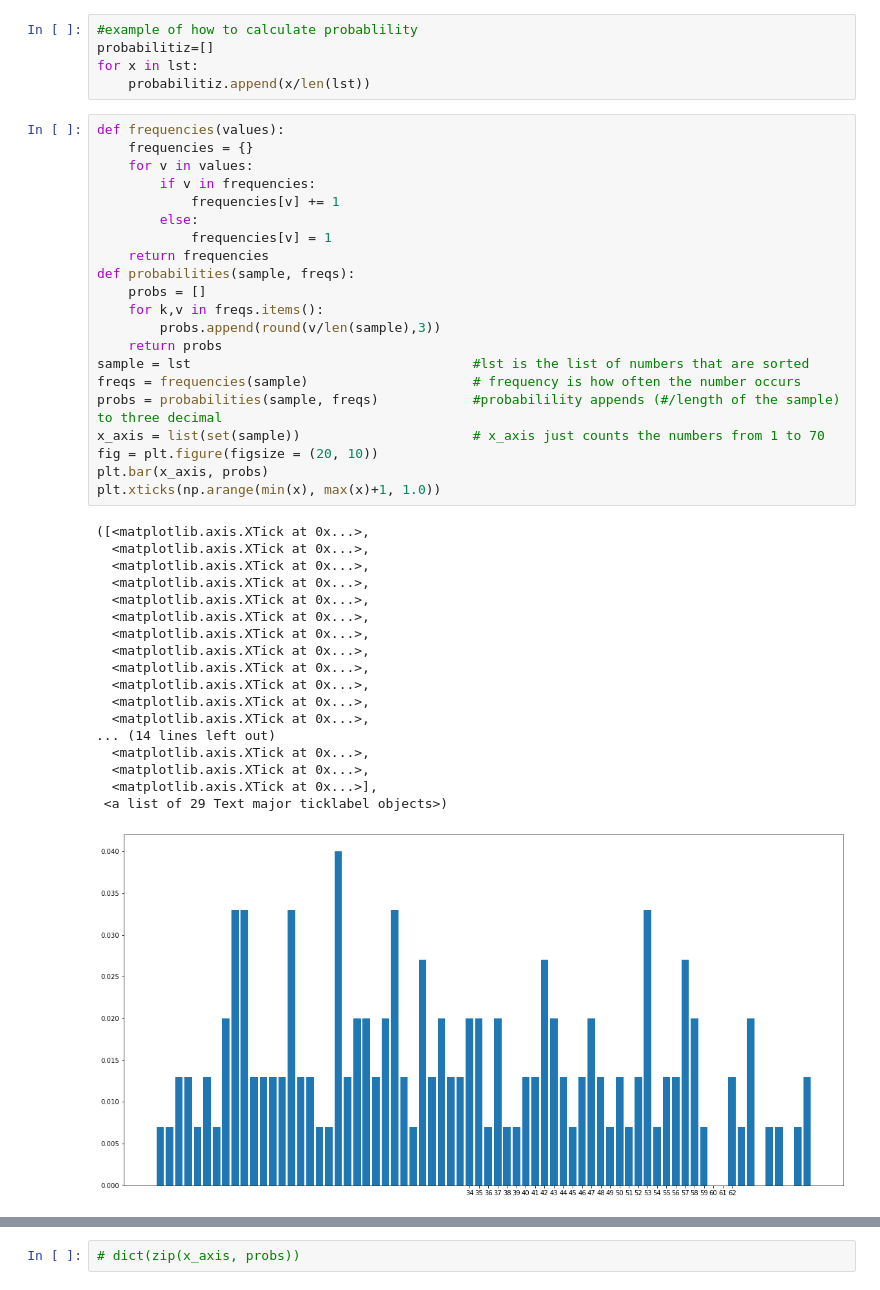
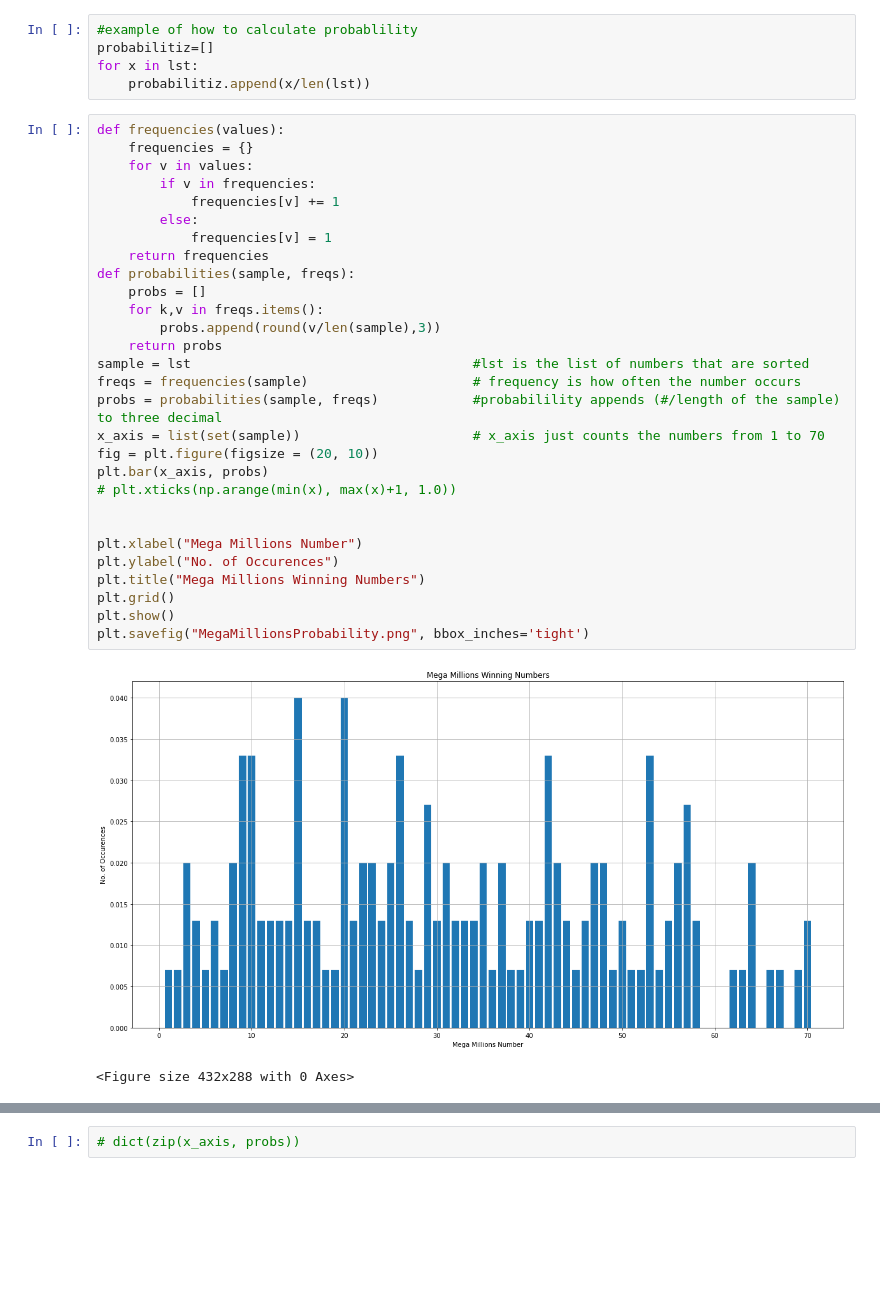
Before and after one commit to Jamals211/Gaming_The_Lottery, a Jupyter notebook: Lottery.ipynb, the cells around one changed output, grey strips where cells are left out. Saved outputs shown, nothing was run; the diff lists cells and outputs as text; blank space fills up the shorter version.

```diff
--- a/Lottery.ipynb
+++ b/Lottery.ipynb
@@ -161,40 +162,32 @@ for x in lst:
 # %%
 def frequencies(values):
     frequencies = {}
     for v in values:
         if v in frequencies:
             frequencies[v] += 1
         else:
             frequencies[v] = 1
     return frequencies
 def probabilities(sample, freqs):
     probs = []
     for k,v in freqs.items():
         probs.append(round(v/len(sample),3))
     return probs
 sample = lst                                    #lst is the list of numbers that are sorted
 freqs = frequencies(sample)                     # frequency is how often the number occurs
 probs = probabilities(sample, freqs)            #probabilility appends (#/length of the sample) to three decimal
 x_axis = list(set(sample))                      # x_axis just counts the numbers from 1 to 70
 fig = plt.figure(figsize = (20, 10))
 plt.bar(x_axis, probs)
-plt.xticks(np.arange(min(x), max(x)+1, 1.0))
+# plt.xticks(np.arange(min(x), max(x)+1, 1.0))
+
+
+plt.xlabel("Mega Millions Number")
+plt.ylabel("No. of Occurences")
+plt.title("Mega Millions Winning Numbers")
+plt.grid()
+plt.show()
+plt.savefig("MegaMillionsProbability.png", bbox_inches='tight')
 # %% [output]
+[figure, new version]
-([<matplotlib.axis.XTick at 0x...>,
-  <matplotlib.axis.XTick at 0x...>,
-  <matplotlib.axis.XTick at 0x...>,
-  <matplotlib.axis.XTick at 0x...>,
-  <matplotlib.axis.XTick at 0x...>,
-  <matplotlib.axis.XTick at 0x...>,
-  <matplotlib.axis.XTick at 0x...>,
-  <matplotlib.axis.XTick at 0x...>,
-  <matplotlib.axis.XTick at 0x...>,
-  <matplotlib.axis.XTick at 0x...>,
-  <matplotlib.axis.XTick at 0x...>,
-  <matplotlib.axis.XTick at 0x...>,
-... (14 lines left out)
-  <matplotlib.axis.XTick at 0x...>,
-  <matplotlib.axis.XTick at 0x...>,
-  <matplotlib.axis.XTick at 0x...>],
- <a list of 29 Text major ticklabel objects>)
+<Figure size 432x288 with 0 Axes>
-[figure, old version]
```
Also changed, not shown: parts of 29 cells of this notebook, 1 other file.
